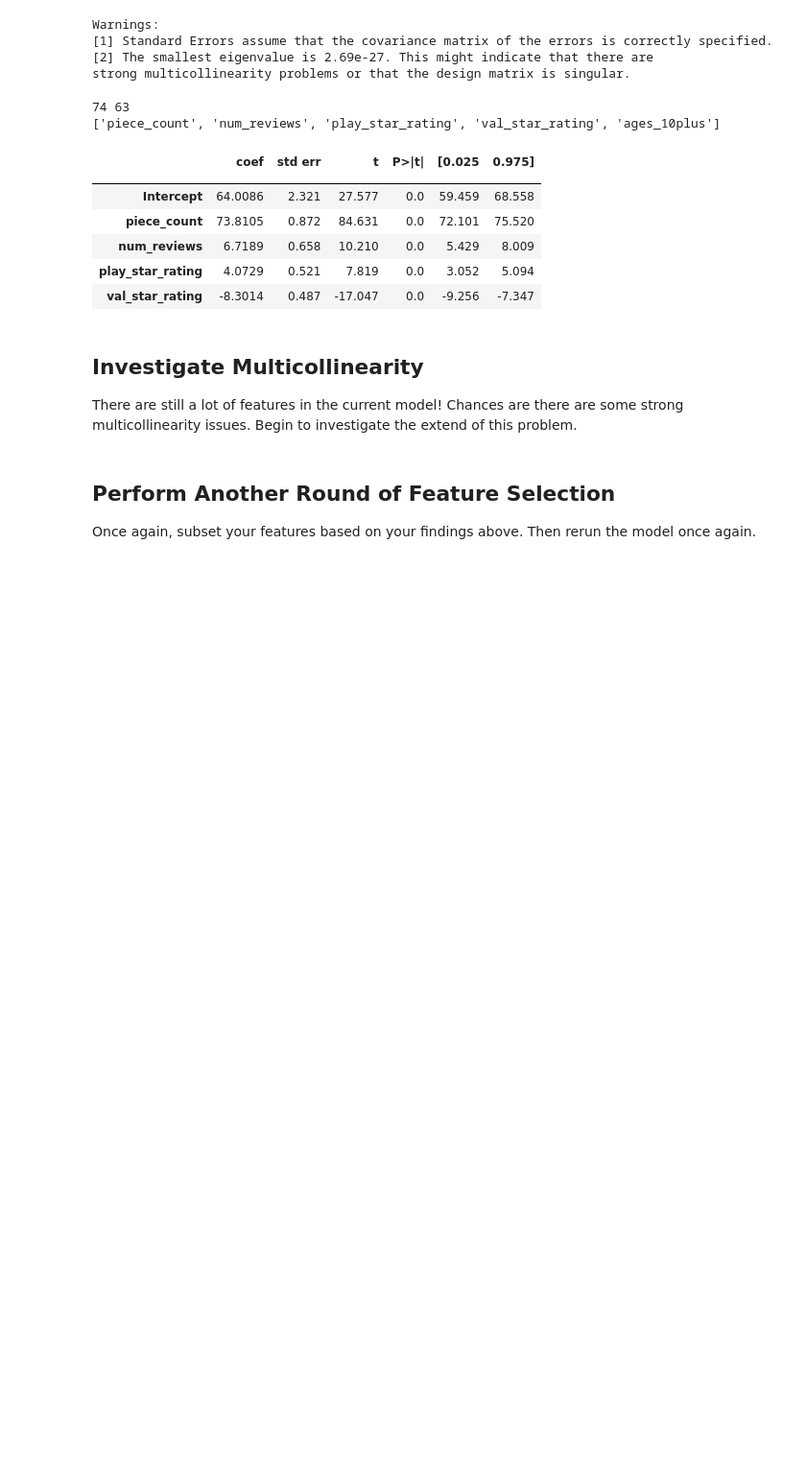
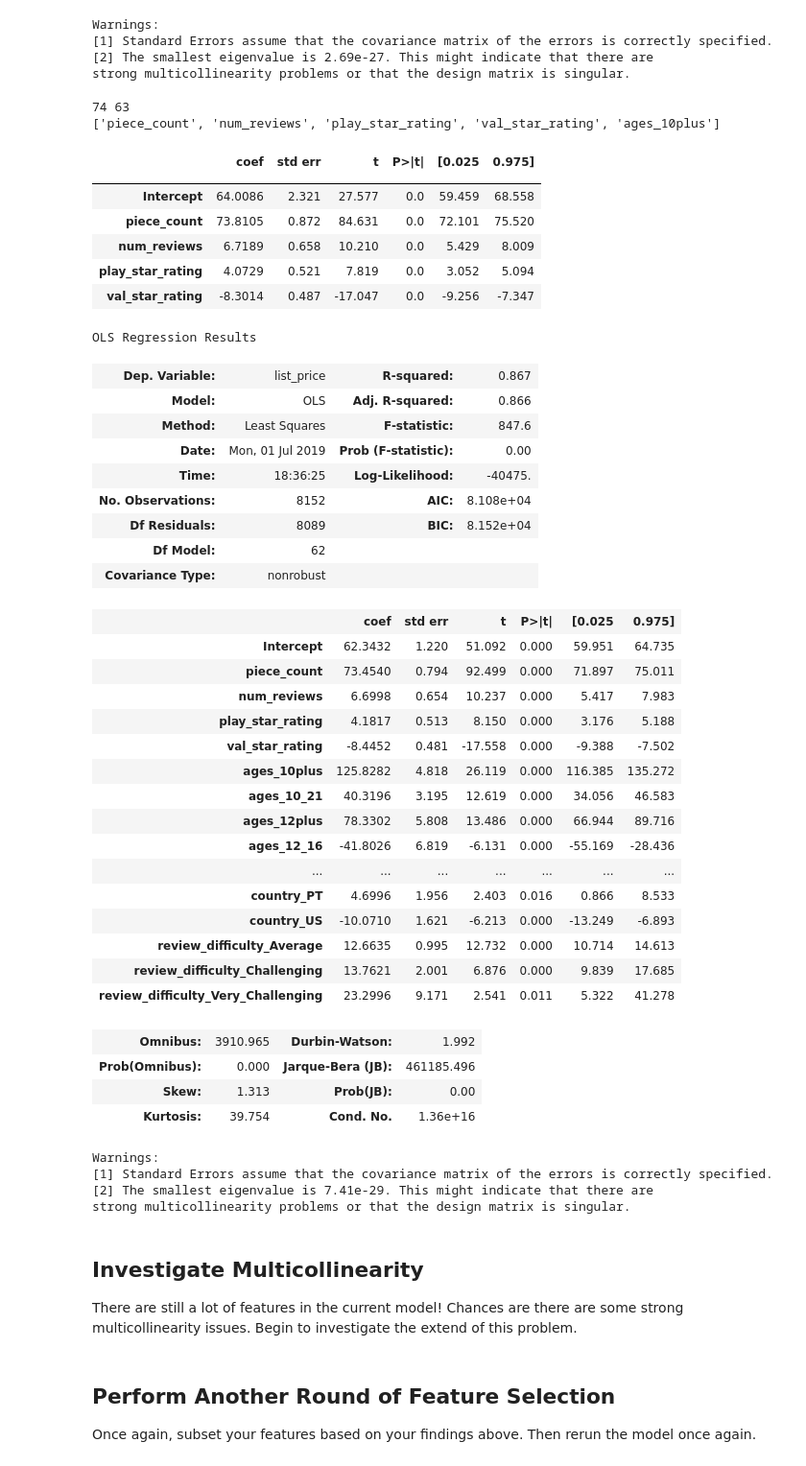
Before and after one commit to zaborowm/dsc-modeling-your-data-lab-nyc-ds-career-042219, a Jupyter notebook: index.ipynb, the cells around one changed output. Shown at 96% size. Cells and saved outputs as stored; diff of their text form; code cells hidden in the pictures; blank space fills up the shorter version.

```diff
--- a/index.ipynb
+++ b/index.ipynb
@@ -230,6 +230,47 @@ p_table.head()
 | num_reviews | 6.7189 | 0.658 | 10.210 | 0.0 | 5.429 | 8.009 |
 | play_star_rating | 4.0729 | 0.521 | 7.819 | 0.0 | 3.052 | 5.094 |
 | val_star_rating | -8.3014 | 0.487 | -17.047 | 0.0 | -9.256 | -7.347 |
+# %%
+#Refit model with subset features
+predictors = '+'.join(x_cols)
+formula = outcome + "~" + predictors
+model = ols(formula=formula, data=train).fit()
+model.summary()
+# %% [output]
+OLS Regression Results
+| Dep. Variable: | list_price | R-squared: | 0.867 |
+| Model: | OLS | Adj. R-squared: | 0.866 |
+| Method: | Least Squares | F-statistic: | 847.6 |
+| Date: | Mon, 01 Jul 2019 | Prob (F-statistic): | 0.00 |
+| Time: | 18:36:25 | Log-Likelihood: | -40475. |
+| No. Observations: | 8152 | AIC: | 8.108e+04 |
+| Df Residuals: | 8089 | BIC: | 8.152e+04 |
+| Df Model: | 62 |  |  |
+| Covariance Type: | nonrobust |  |  |
+|  | coef | std err | t | P>|t| | [0.025 | 0.975] |
+| Intercept | 62.3432 | 1.220 | 51.092 | 0.000 | 59.951 | 64.735 |
+| piece_count | 73.4540 | 0.794 | 92.499 | 0.000 | 71.897 | 75.011 |
+| num_reviews | 6.6998 | 0.654 | 10.237 | 0.000 | 5.417 | 7.983 |
+| play_star_rating | 4.1817 | 0.513 | 8.150 | 0.000 | 3.176 | 5.188 |
+| val_star_rating | -8.4452 | 0.481 | -17.558 | 0.000 | -9.388 | -7.502 |
+| ages_10plus | 125.8282 | 4.818 | 26.119 | 0.000 | 116.385 | 135.272 |
+| ages_10_21 | 40.3196 | 3.195 | 12.619 | 0.000 | 34.056 | 46.583 |
+| ages_12plus | 78.3302 | 5.808 | 13.486 | 0.000 | 66.944 | 89.716 |
+| ages_12_16 | -41.8026 | 6.819 | -6.131 | 0.000 | -55.169 | -28.436 |
+| ... | ... | ... | ... | ... | ... | ... |
+| country_PT | 4.6996 | 1.956 | 2.403 | 0.016 | 0.866 | 8.533 |
+| country_US | -10.0710 | 1.621 | -6.213 | 0.000 | -13.249 | -6.893 |
+| review_difficulty_Average | 12.6635 | 0.995 | 12.732 | 0.000 | 10.714 | 14.613 |
+| review_difficulty_Challenging | 13.7621 | 2.001 | 6.876 | 0.000 | 9.839 | 17.685 |
+| review_difficulty_Very_Challenging | 23.2996 | 9.171 | 2.541 | 0.011 | 5.322 | 41.278 |
+| Omnibus: | 3910.965 | Durbin-Watson: | 1.992 |
+| Prob(Omnibus): | 0.000 | Jarque-Bera (JB): | 461185.496 |
+| Skew: | 1.313 | Prob(JB): | 0.00 |
+| Kurtosis: | 39.754 | Cond. No. | 1.36e+16 |
+Warnings:
+[1] Standard Errors assume that the covariance matrix of the errors is correctly specified.
+[2] The smallest eigenvalue is 7.41e-29. This might indicate that there are
+strong multicollinearity problems or that the design matrix is singular.
 # %% [markdown]
 ## Investigate Multicollinearity
 
```
